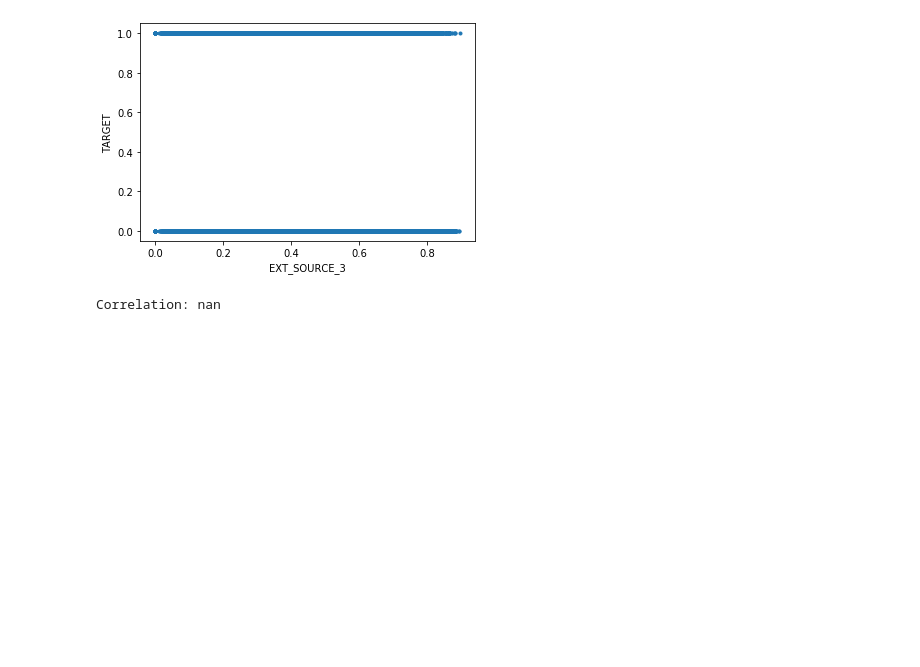
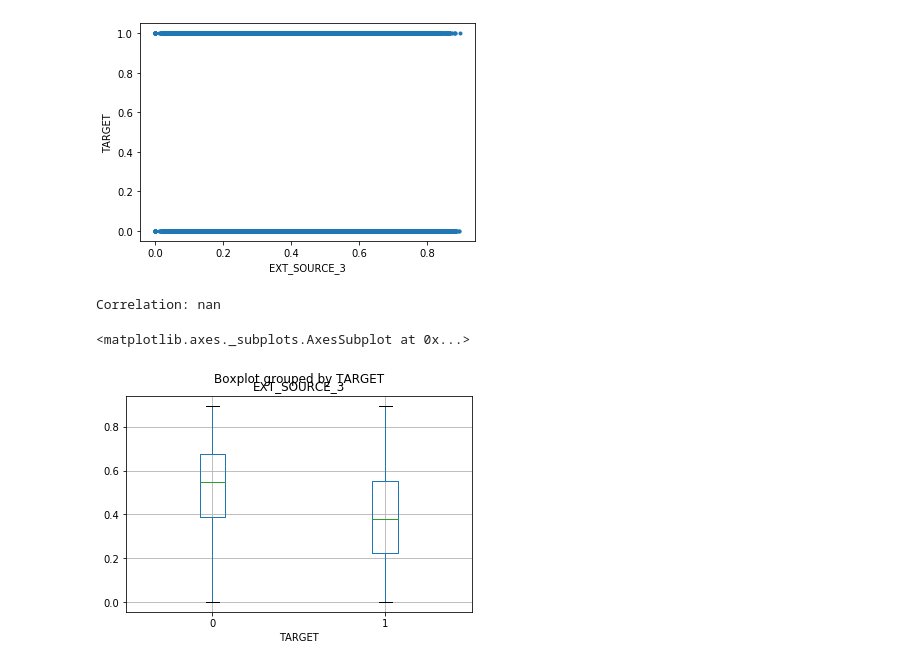
Before and after one commit to jen0719/1st-DL-CVMarathon, a Jupyter notebook: homework/Day_015_HW.ipynb, the cells around one changed output. Cells and saved outputs as stored; diff of their text form; code cells hidden in the pictures; blank space fills up the shorter version.

```diff
--- a/homework/Day_015_HW.ipynb
+++ b/homework/Day_015_HW.ipynb
@@ -144,3 +149,8 @@ print("Correlation: %.4f" % (corr[0][1]))
 # %% [output]
 [figure]
 Correlation: nan
+# %%
+app_train.boxplot(by='TARGET', column='EXT_SOURCE_3')
+# %% [output]
+<matplotlib.axes._subplots.AxesSubplot at 0x...>
+[figure, added]
```
Also changed, not shown: parts of 1 cell of this notebook.
